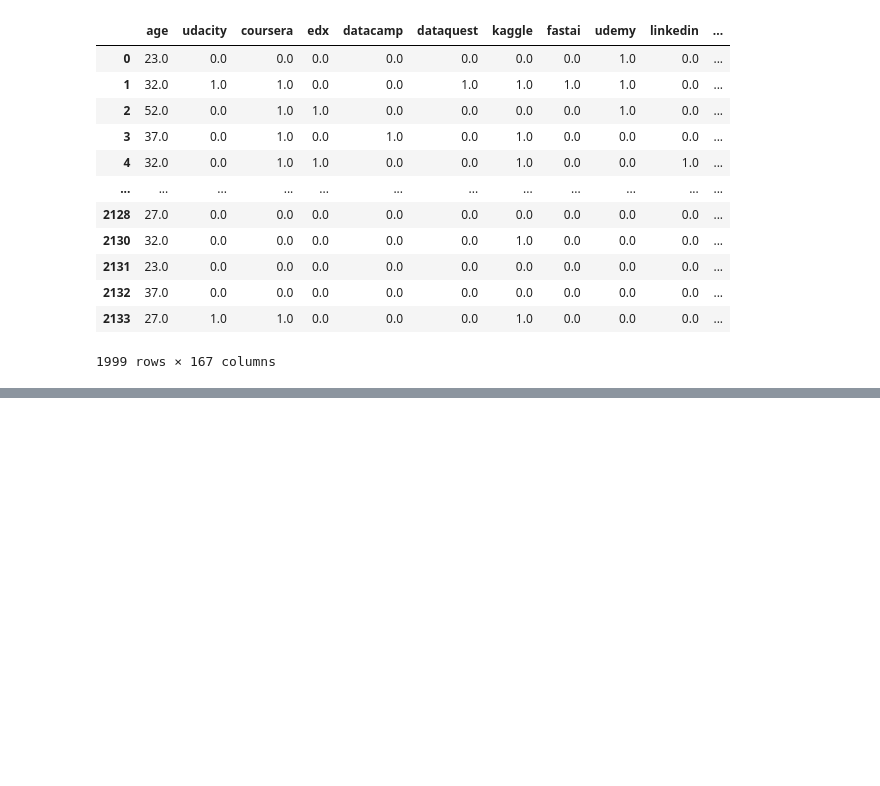
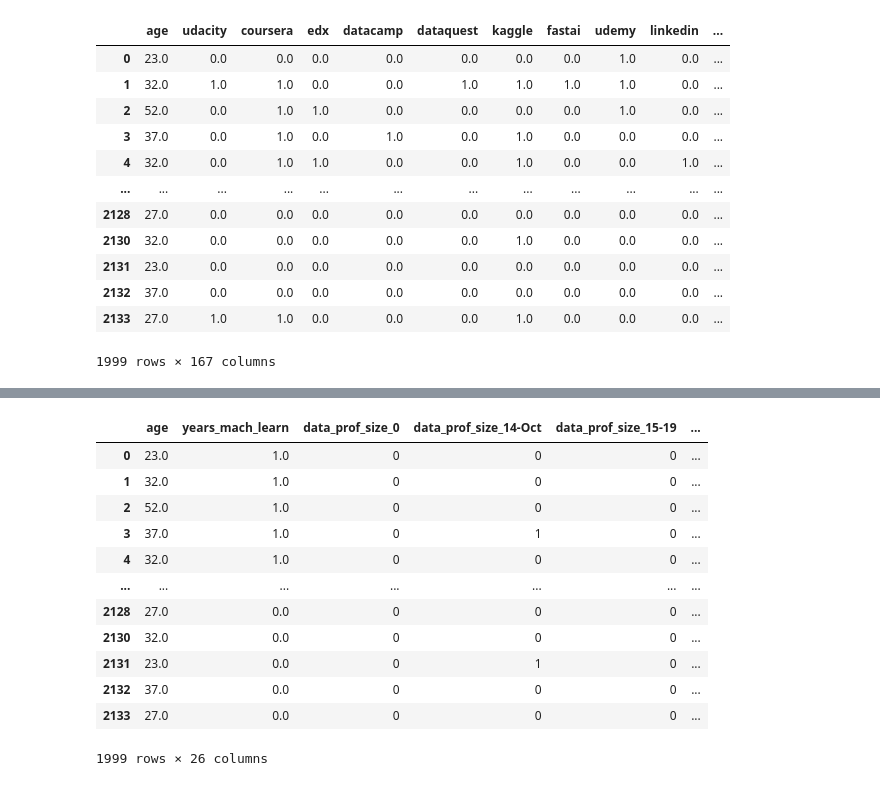
Before and after one commit to adrianavandeguchte/PredictYourSalary, a Jupyter notebook: notebooks/neural_network-dataset2.ipynb, the cells around one changed output, grey strips where cells are left out. Saved outputs shown, nothing was run; the diff lists cells and outputs as text; code cells hidden in the pictures; blank space fills up the shorter version.

```diff
--- a/notebooks/neural_network-dataset2.ipynb
+++ b/notebooks/neural_network-dataset2.ipynb
@@ -105,0 +91,17 @@ array([[ 84999.5],
+# %%
+X_encoded2 = pd.get_dummies(selected_features)
+X_encoded2
+# %% [output]
+|  | age | years_mach_learn | data_prof_size_0 | data_prof_size_14-Oct | data_prof_size_15-19 | ... |
+| 0 | 23.0 | 1.0 | 0 | 0 | 0 | ... |
+| 1 | 32.0 | 1.0 | 0 | 0 | 0 | ... |
+| 2 | 52.0 | 1.0 | 0 | 0 | 0 | ... |
+| 3 | 37.0 | 1.0 | 0 | 1 | 0 | ... |
+| 4 | 32.0 | 1.0 | 0 | 0 | 0 | ... |
+| ... | ... | ... | ... | ... | ... | ... |
+| 2128 | 27.0 | 0.0 | 0 | 0 | 0 | ... |
+| 2130 | 32.0 | 0.0 | 0 | 0 | 0 | ... |
+| 2131 | 23.0 | 0.0 | 0 | 1 | 0 | ... |
+| 2132 | 37.0 | 0.0 | 0 | 0 | 0 | ... |
+| 2133 | 27.0 | 0.0 | 0 | 0 | 0 | ... |
+1999 rows × 26 columns
```
Also changed, not shown: parts of 17 cells of this notebook, 3 other files.
